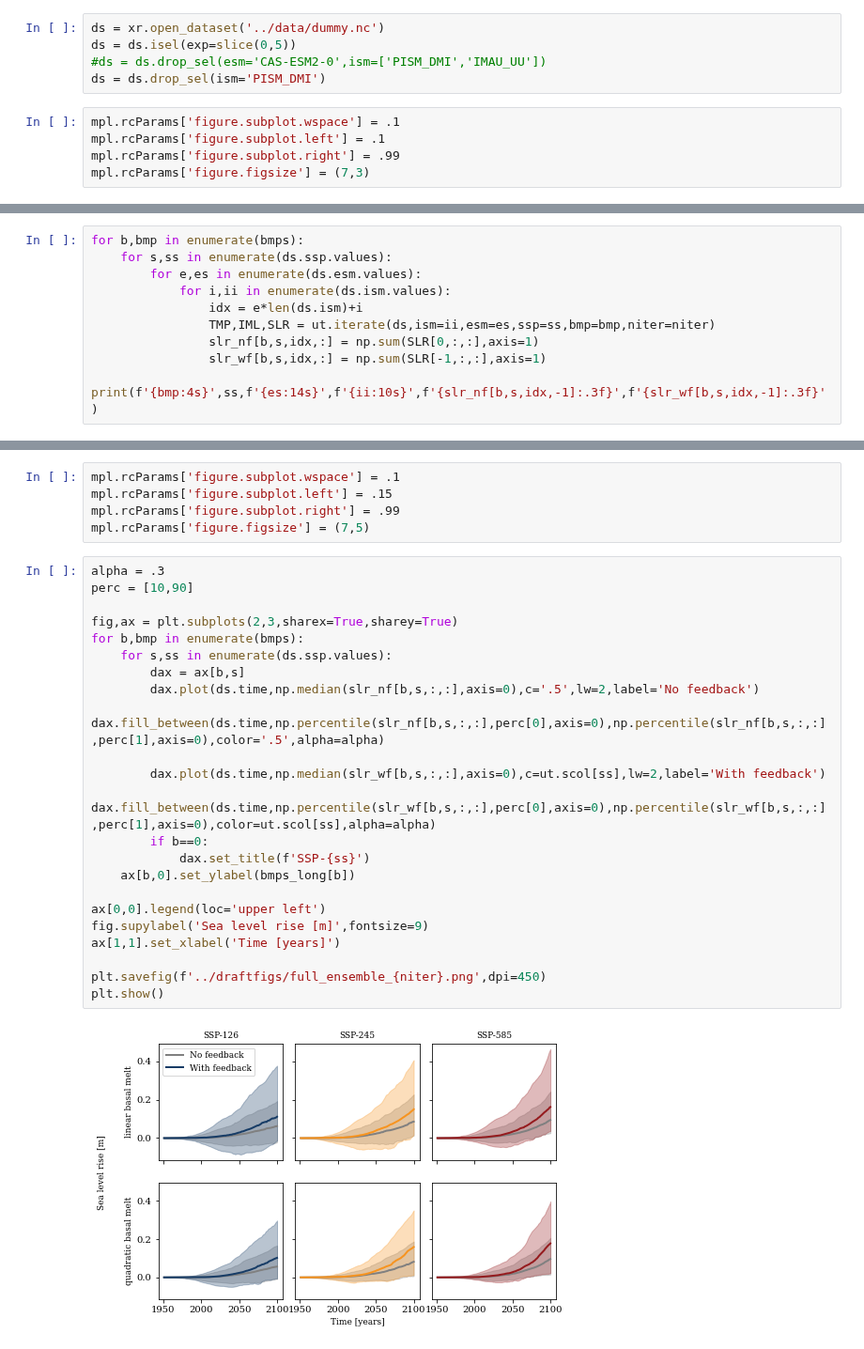
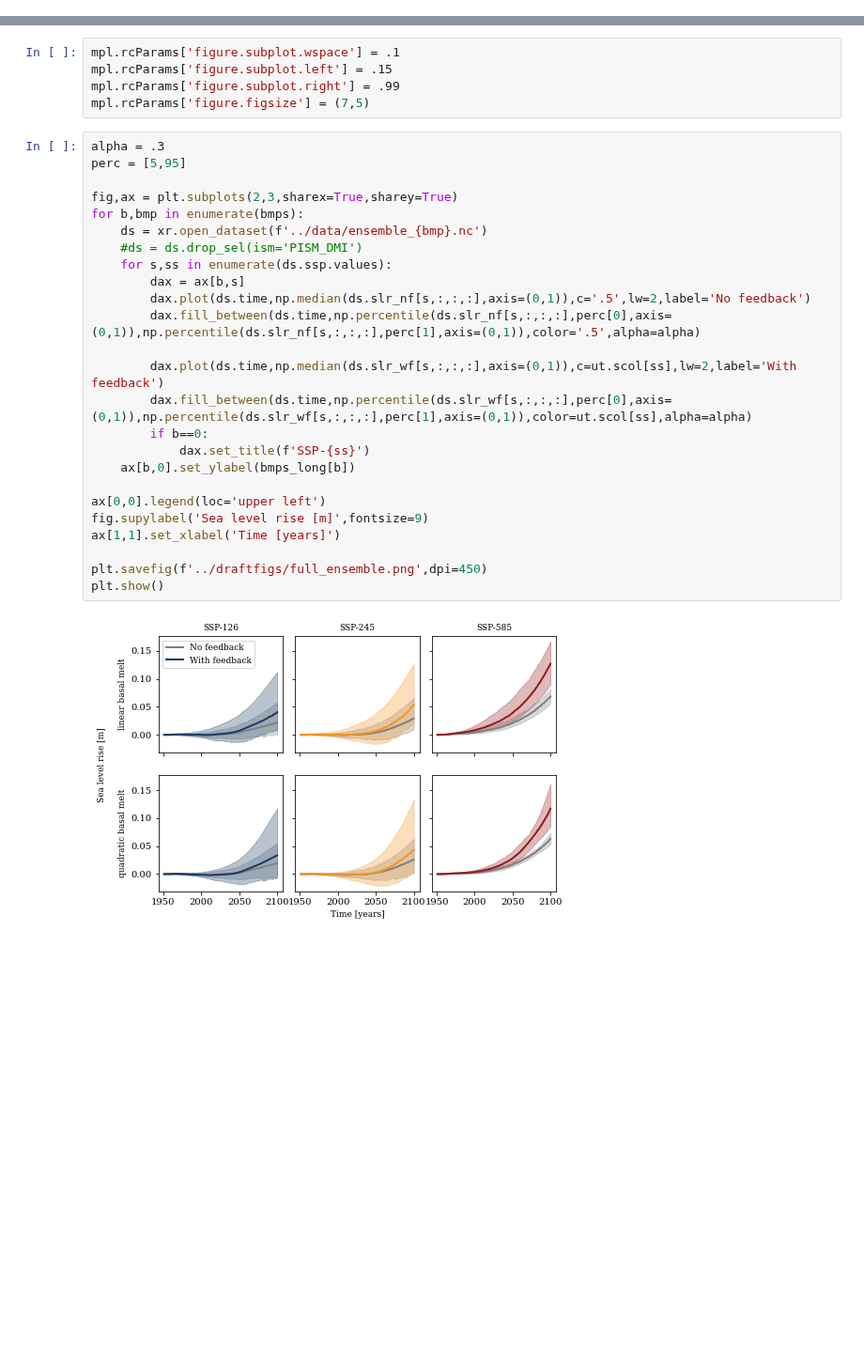
Before and after one commit to erwinlambert/feedback, a Jupyter notebook: notebooks/Draftplot_full_ensemble.ipynb, the cells around one changed output, grey strips where cells are left out. Shown at 94% size. Cells and saved outputs as stored; diff of their text form; blank space fills up the shorter version.

Commit message:
Use proper temperature data from eveline

```diff
--- a/notebooks/Draftplot_full_ensemble.ipynb
+++ b/notebooks/Draftplot_full_ensemble.ipynb
@@ -13,16 +13,6 @@ import matplotlib.pyplot as plt
 import sys
 sys.path.append('../src')
 import utils as ut
-# %%
-ds = xr.open_dataset('../data/dummy.nc')
-ds = ds.isel(exp=slice(0,5))
-#ds = ds.drop_sel(esm='CAS-ESM2-0',ism=['PISM_DMI','IMAU_UU'])
-ds = ds.drop_sel(ism='PISM_DMI')
-# %%
-mpl.rcParams['figure.subplot.wspace'] = .1
-mpl.rcParams['figure.subplot.left'] = .1
-mpl.rcParams['figure.subplot.right'] = .99
-mpl.rcParams['figure.figsize'] = (7,3)
 # %%
 #ds = ds.isel(esm=[0,1],ism=[0,1])
 bmps = ['lin','quad']
@@ -34,10 +19,0 @@ slr_wf = np.zeros((len(bmps),len(ds.ssp),len(ds.esm)*len(ds.ism),len(ds.time)))
-# %%
-for b,bmp in enumerate(bmps):
-    for s,ss in enumerate(ds.ssp.values):
-        for e,es in enumerate(ds.esm.values):
-            for i,ii in enumerate(ds.ism.values):
-                idx = e*len(ds.ism)+i
-                TMP,IML,SLR = ut.iterate(ds,ism=ii,esm=es,ssp=ss,bmp=bmp,niter=niter)
-                slr_nf[b,s,idx,:] = np.sum(SLR[0,:,:],axis=1)
-                slr_wf[b,s,idx,:] = np.sum(SLR[-1,:,:],axis=1)
-                print(f'{bmp:4s}',ss,f'{es:14s}',f'{ii:10s}',f'{slr_nf[b,s,idx,-1]:.3f}',f'{slr_wf[b,s,idx,-1]:.3f}')
@@ -66,26 +24,28 @@ mpl.rcParams['figure.subplot.right'] = .99
 mpl.rcParams['figure.figsize'] = (7,5)
 # %%
 alpha = .3
-perc = [10,90]
+perc = [5,95]
 
 fig,ax = plt.subplots(2,3,sharex=True,sharey=True)
 for b,bmp in enumerate(bmps):
+    ds = xr.open_dataset(f'../data/ensemble_{bmp}.nc')
+    #ds = ds.drop_sel(ism='PISM_DMI')
     for s,ss in enumerate(ds.ssp.values):
         dax = ax[b,s]
-        dax.plot(ds.time,np.median(slr_nf[b,s,:,:],axis=0),c='.5',lw=2,label='No feedback')
-        dax.fill_between(ds.time,np.percentile(slr_nf[b,s,:,:],perc[0],axis=0),np.percentile(slr_nf[b,s,:,:],perc[1],axis=0),color='.5',alpha=alpha)
+        dax.plot(ds.time,np.median(ds.slr_nf[s,:,:,:],axis=(0,1)),c='.5',lw=2,label='No feedback')
+        dax.fill_between(ds.time,np.percentile(ds.slr_nf[s,:,:,:],perc[0],axis=(0,1)),np.percentile(ds.slr_nf[s,:,:,:],perc[1],axis=(0,1)),color='.5',alpha=alpha)
 
-        dax.plot(ds.time,np.median(slr_wf[b,s,:,:],axis=0),c=ut.scol[ss],lw=2,label='With feedback')
-        dax.fill_between(ds.time,np.percentile(slr_wf[b,s,:,:],perc[0],axis=0),np.percentile(slr_wf[b,s,:,:],perc[1],axis=0),color=ut.scol[ss],alpha=alpha)
+        dax.plot(ds.time,np.median(ds.slr_wf[s,:,:,:],axis=(0,1)),c=ut.scol[ss],lw=2,label='With feedback')
+        dax.fill_between(ds.time,np.percentile(ds.slr_wf[s,:,:,:],perc[0],axis=(0,1)),np.percentile(ds.slr_wf[s,:,:,:],perc[1],axis=(0,1)),color=ut.scol[ss],alpha=alpha)
         if b==0:
             dax.set_title(f'SSP-{ss}')
     ax[b,0].set_ylabel(bmps_long[b])
 
 ax[0,0].legend(loc='upper left')
 fig.supylabel('Sea level rise [m]',fontsize=9)
 ax[1,1].set_xlabel('Time [years]')
 
-plt.savefig(f'../draftfigs/full_ensemble_{niter}.png',dpi=450)
+plt.savefig(f'../draftfigs/full_ensemble.png',dpi=450)
 plt.show()
 # %% [output]
-[figure, old version]
+[figure, new version]
```
Also changed, not shown: parts of 3 cells of this notebook, 13 other files.
